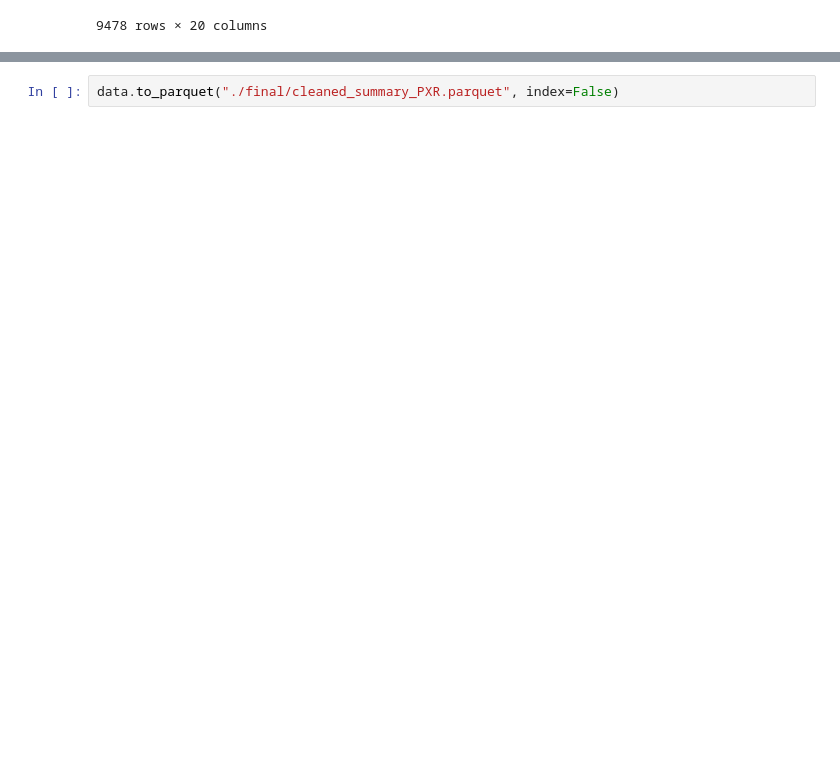
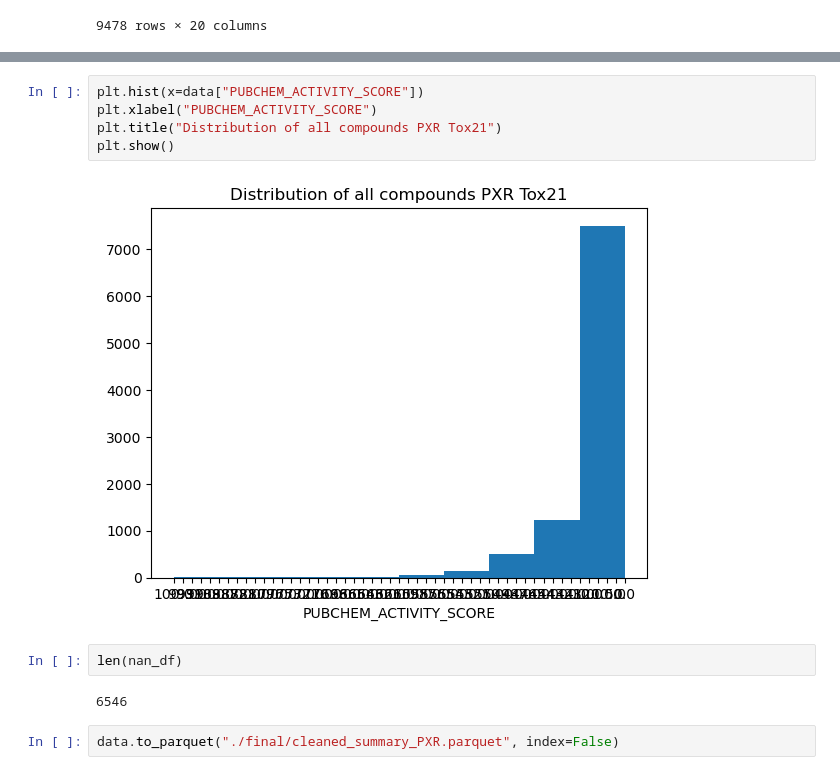
Before and after one commit to OpenADMET/data-catalogs, a Jupyter notebook: catalogs/pubchem_tox21/process_tox21_PXR_summary_updated.ipynb, the cells around one changed output, grey strips where cells are left out. Saved outputs shown, nothing was run; the diff lists cells and outputs as text; blank space fills up the shorter version.

```diff
--- a/catalogs/pubchem_tox21/process_tox21_PXR_summary_updated.ipynb
+++ b/catalogs/pubchem_tox21/process_tox21_PXR_summary_updated.ipynb
@@ -57,2 +73,13 @@ data
+# %%
+plt.hist(x=data["PUBCHEM_ACTIVITY_SCORE"])
+plt.xlabel("PUBCHEM_ACTIVITY_SCORE")
+plt.title("Distribution of all compounds PXR Tox21")
+plt.show()
+# %% [output]
+[figure, added]
+# %%
+len(nan_df)
+# %% [output]
+6546
 # %%
 data.to_parquet("./final/cleaned_summary_PXR.parquet", index=False)
```
Also changed, not shown: parts of 3 cells of this notebook.
